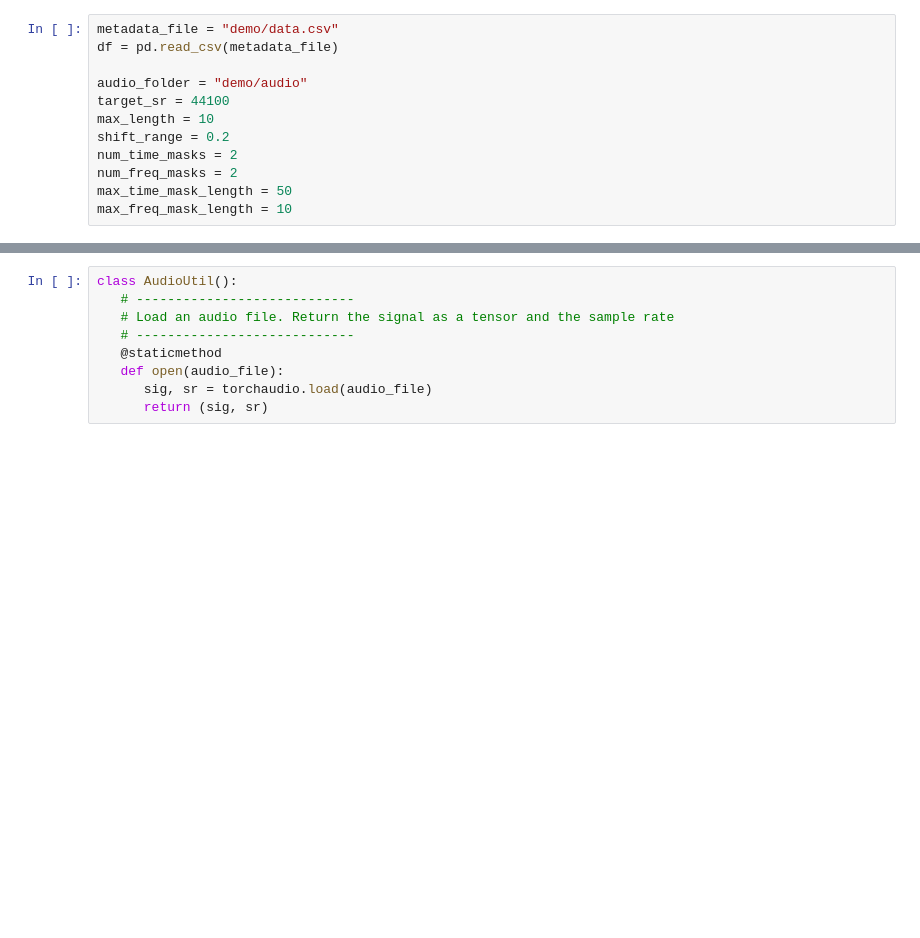
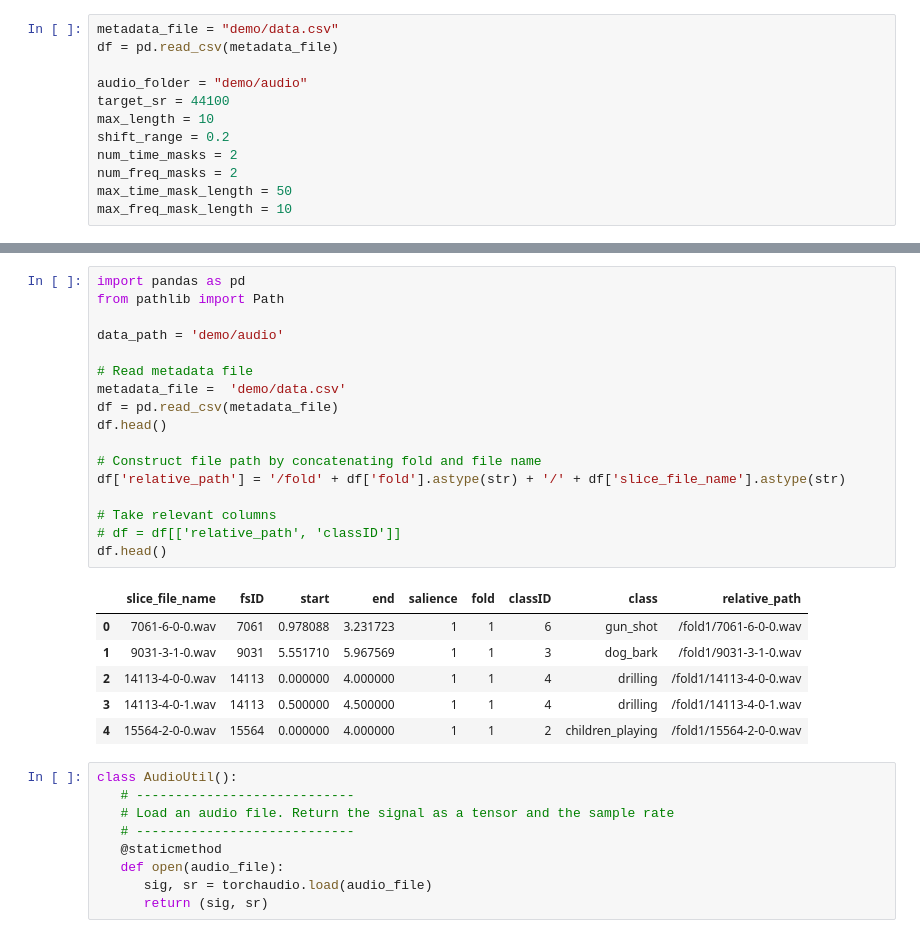
Before and after one commit to KHOATIEU123/demo, a Jupyter notebook: project_datacollection&processing.ipynb, the cells around one changed output, grey strips where cells are left out. Drawn from its saved outputs; the diff is of its cells as text; blank space fills up the shorter version.

```diff
--- a/project_datacollection&processing.ipynb
+++ b/project_datacollection&processing.ipynb
@@ -43,3 +29,27 @@ Audio(audio_path)
+# %%
+import pandas as pd
+from pathlib import Path
+
+data_path = 'demo/audio'
+
+# Read metadata file
+metadata_file =  'demo/data.csv'
+df = pd.read_csv(metadata_file)
+df.head()
+
+# Construct file path by concatenating fold and file name
+df['relative_path'] = '/fold' + df['fold'].astype(str) + '/' + df['slice_file_name'].astype(str)
+
+# Take relevant columns
+# df = df[['relative_path', 'classID']]
+df.head()
+# %% [output]
+|  | slice_file_name | fsID | start | end | salience | fold | classID | class | relative_path |
+| 0 | 7061-6-0-0.wav | 7061 | 0.978088 | 3.231723 | 1 | 1 | 6 | gun_shot | /fold1/7061-6-0-0.wav |
+| 1 | 9031-3-1-0.wav | 9031 | 5.551710 | 5.967569 | 1 | 1 | 3 | dog_bark | /fold1/9031-3-1-0.wav |
+| 2 | 14113-4-0-0.wav | 14113 | 0.000000 | 4.000000 | 1 | 1 | 4 | drilling | /fold1/14113-4-0-0.wav |
+| 3 | 14113-4-0-1.wav | 14113 | 0.500000 | 4.500000 | 1 | 1 | 4 | drilling | /fold1/14113-4-0-1.wav |
+| 4 | 15564-2-0-0.wav | 15564 | 0.000000 | 4.000000 | 1 | 1 | 2 | children_playing | /fold1/15564-2-0-0.wav |
 # %%
 class AudioUtil():
    # ----------------------------
```
Also changed, not shown: parts of 4 cells of this notebook.
